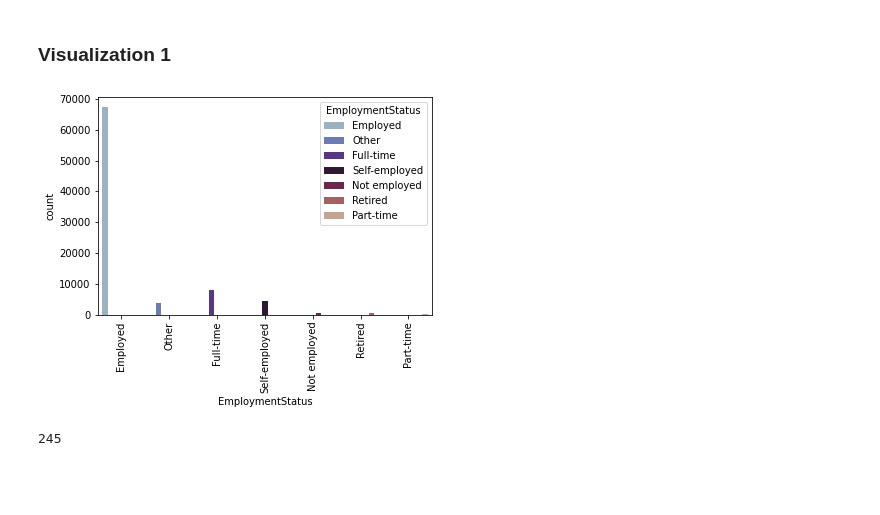
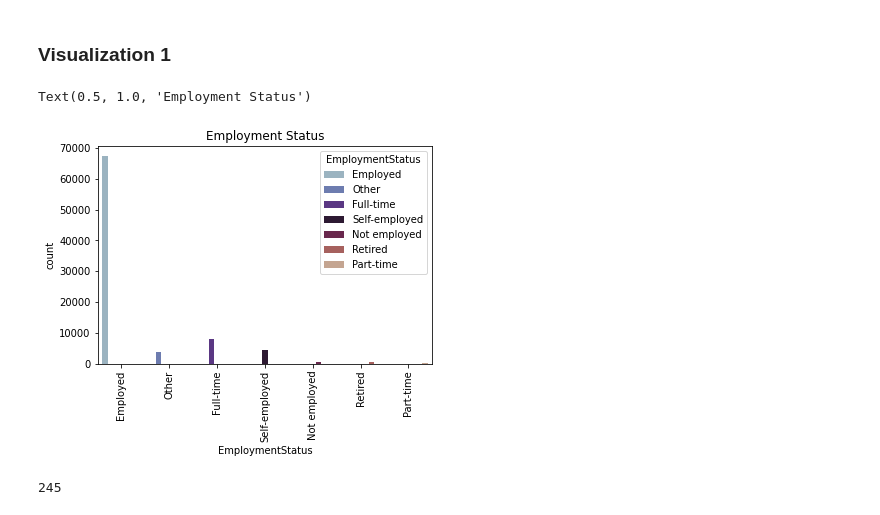
Before and after one commit to EnochAy/Udacity-Nanodegree-Data-Analyst---Data-Visualization-Project, a Jupyter notebook: Slide_Deck.ipynb, the cells around one changed output. Drawn from its saved outputs; the diff is of its cells as text; code cells hidden in the pictures; blank space fills up the shorter version.

Commit message:
visuals and slide update

```diff
--- a/Slide_Deck.ipynb
+++ b/Slide_Deck.ipynb
@@ -91,8 +91,10 @@ request for more loans than the rest.
 # %%
 count_plotter('EmploymentStatus', 'EmploymentStatus', target_df, base_color, 'twilight')
 plt.xticks(rotation = 90);
+plt.title('Employment Status')
 # %% [output]
+Text(0.5, 1.0, 'Employment Status')
-[figure, old version]
+[figure, new version]
 # %%
 income_std = target_df['StatedMonthlyIncome'].std()
 income_mean = target_df['StatedMonthlyIncome'].mean()
```
Also changed, not shown: parts of 8 cells of this notebook, 6 other files.
